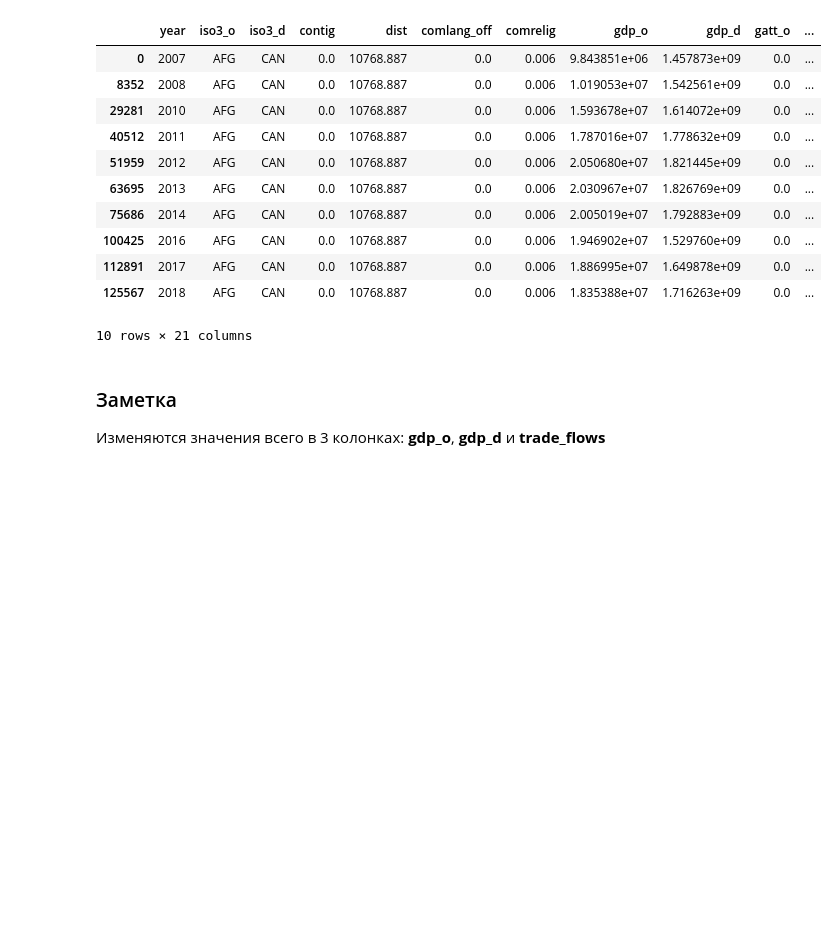
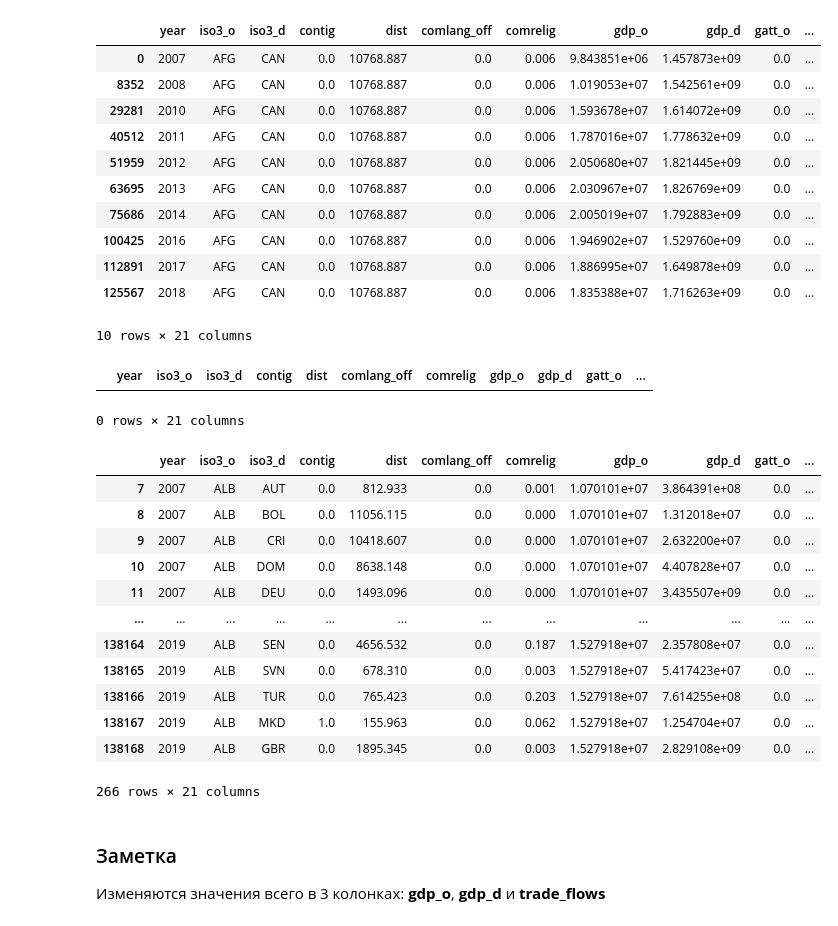
Before and after one commit to makcfd/angela-thesis, a Jupyter notebook: Regression for pharma.ipynb, the cells around one changed output. Saved outputs shown, nothing was run; the diff lists cells and outputs as text; code cells hidden in the pictures; blank space fills up the shorter version.

```diff
--- a/Regression for pharma.ipynb
+++ b/Regression for pharma.ipynb
@@ -232,6 +245,27 @@ right[(right['iso3num_o_y'] == 4) & (right['iso3num_d_y'] == 124)]
 | 112891 | 2017 | AFG | CAN | 0.0 | 10768.887 | 0.0 | 0.006 | 1.886995e+07 | 1.649878e+09 | 0.0 | ... |
 | 125567 | 2018 | AFG | CAN | 0.0 | 10768.887 | 0.0 | 0.006 | 1.835388e+07 | 1.716263e+09 | 0.0 | ... |
 10 rows × 21 columns
+# %%
+right[(right['iso3num_o_y'] == 8) & (right['iso3num_d_y'] == 4)]
+# %% [output]
+|  | year | iso3_o | iso3_d | contig | dist | comlang_off | comrelig | gdp_o | gdp_d | gatt_o | ... |
+0 rows × 21 columns
+# %%
+right[right['iso3num_o_y'] == 8]
+# %% [output]
+|  | year | iso3_o | iso3_d | contig | dist | comlang_off | comrelig | gdp_o | gdp_d | gatt_o | ... |
+| 7 | 2007 | ALB | AUT | 0.0 | 812.933 | 0.0 | 0.001 | 1.070101e+07 | 3.864391e+08 | 0.0 | ... |
+| 8 | 2007 | ALB | BOL | 0.0 | 11056.115 | 0.0 | 0.000 | 1.070101e+07 | 1.312018e+07 | 0.0 | ... |
+| 9 | 2007 | ALB | CRI | 0.0 | 10418.607 | 0.0 | 0.000 | 1.070101e+07 | 2.632200e+07 | 0.0 | ... |
+| 10 | 2007 | ALB | DOM | 0.0 | 8638.148 | 0.0 | 0.000 | 1.070101e+07 | 4.407828e+07 | 0.0 | ... |
+| 11 | 2007 | ALB | DEU | 0.0 | 1493.096 | 0.0 | 0.000 | 1.070101e+07 | 3.435507e+09 | 0.0 | ... |
+| ... | ... | ... | ... | ... | ... | ... | ... | ... | ... | ... | ... |
+| 138164 | 2019 | ALB | SEN | 0.0 | 4656.532 | 0.0 | 0.187 | 1.527918e+07 | 2.357808e+07 | 0.0 | ... |
+| 138165 | 2019 | ALB | SVN | 0.0 | 678.310 | 0.0 | 0.003 | 1.527918e+07 | 5.417423e+07 | 0.0 | ... |
+| 138166 | 2019 | ALB | TUR | 0.0 | 765.423 | 0.0 | 0.203 | 1.527918e+07 | 7.614255e+08 | 0.0 | ... |
+| 138167 | 2019 | ALB | MKD | 1.0 | 155.963 | 0.0 | 0.062 | 1.527918e+07 | 1.254704e+07 | 0.0 | ... |
+| 138168 | 2019 | ALB | GBR | 0.0 | 1895.345 | 0.0 | 0.003 | 1.527918e+07 | 2.829108e+09 | 0.0 | ... |
+266 rows × 21 columns
 # %% [markdown]
 ### Заметка
 Изменяются значения всего в 3 колонках: **gdp_o**, **gdp_d** и **trade_flows**
```
Also changed, not shown: parts of 2 cells of this notebook.
